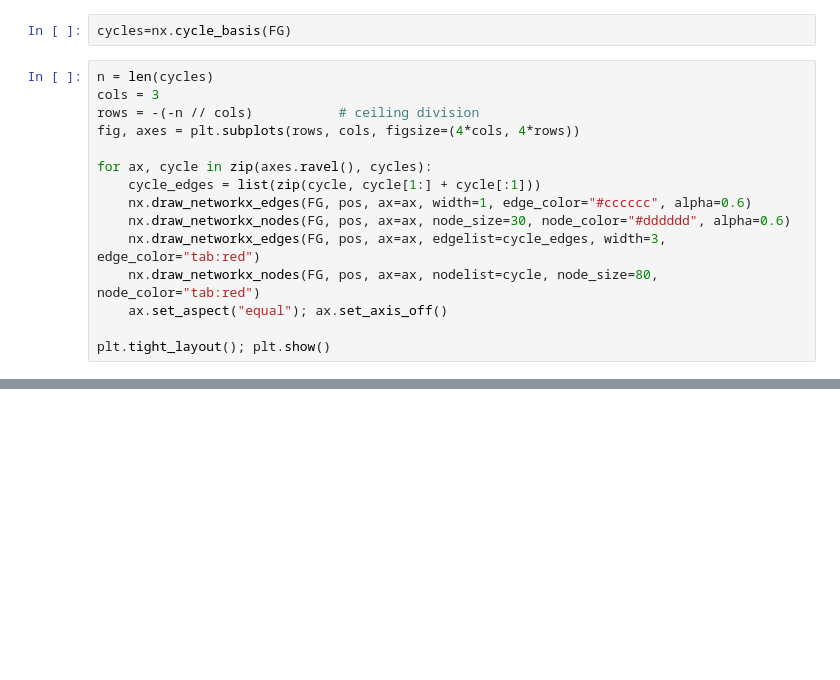
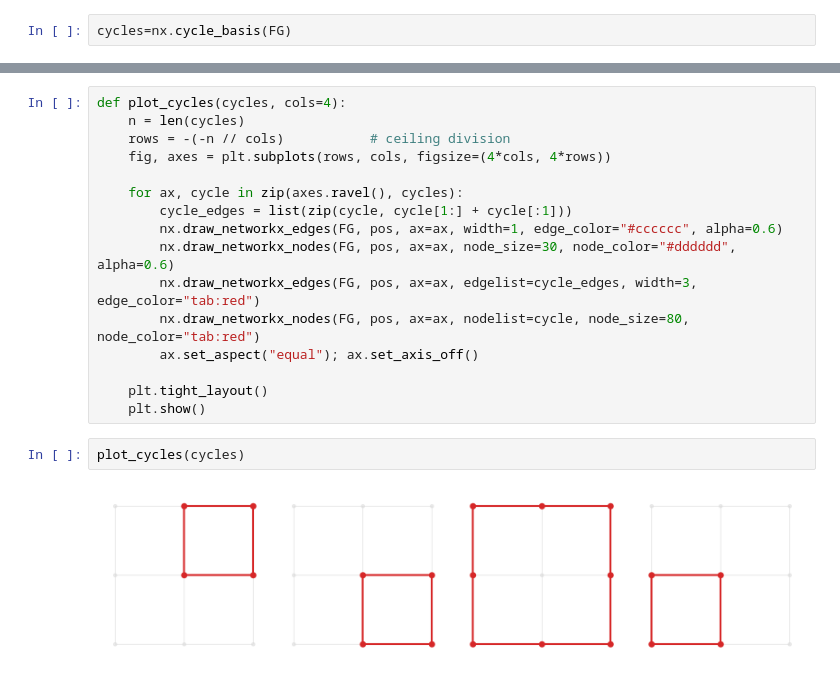
Before and after one commit to rsnemmen/perimeter-product, a Jupyter notebook: algorithm.ipynb, the cells around one changed output, grey strips where cells are left out. Drawn from its saved outputs; the diff is of its cells as text; blank space fills up the shorter version.

```diff
--- a/algorithm.ipynb
+++ b/algorithm.ipynb
@@ -288,17 +403,2 @@ len(FG.edges())
 # %%
 cycles=nx.cycle_basis(FG)
-# %%
-n = len(cycles)
-cols = 3
-rows = -(-n // cols)           # ceiling division
-fig, axes = plt.subplots(rows, cols, figsize=(4*cols, 4*rows))
-
-for ax, cycle in zip(axes.ravel(), cycles):
-    cycle_edges = list(zip(cycle, cycle[1:] + cycle[:1]))
-    nx.draw_networkx_edges(FG, pos, ax=ax, width=1, edge_color="#cccccc", alpha=0.6)
-    nx.draw_networkx_nodes(FG, pos, ax=ax, node_size=30, node_color="#dddddd", alpha=0.6)
-    nx.draw_networkx_edges(FG, pos, ax=ax, edgelist=cycle_edges, width=3, edge_color="tab:red")
-    nx.draw_networkx_nodes(FG, pos, ax=ax, nodelist=cycle, node_size=80, node_color="tab:red")
-    ax.set_aspect("equal"); ax.set_axis_off()
-
-plt.tight_layout(); plt.show()
@@ -306,0 +419,20 @@ plt.tight_layout(); plt.show()
+# %%
+def plot_cycles(cycles, cols=4):
+    n = len(cycles)
+    rows = -(-n // cols)           # ceiling division
+    fig, axes = plt.subplots(rows, cols, figsize=(4*cols, 4*rows))
+
+    for ax, cycle in zip(axes.ravel(), cycles):
+        cycle_edges = list(zip(cycle, cycle[1:] + cycle[:1]))
+        nx.draw_networkx_edges(FG, pos, ax=ax, width=1, edge_color="#cccccc", alpha=0.6)
+        nx.draw_networkx_nodes(FG, pos, ax=ax, node_size=30, node_color="#dddddd", alpha=0.6)
+        nx.draw_networkx_edges(FG, pos, ax=ax, edgelist=cycle_edges, width=3, edge_color="tab:red")
+        nx.draw_networkx_nodes(FG, pos, ax=ax, nodelist=cycle, node_size=80, node_color="tab:red")
+        ax.set_aspect("equal"); ax.set_axis_off()
+
+    plt.tight_layout()
+    plt.show()
+# %%
+plot_cycles(cycles)
+# %% [output]
+[figure, added]
```
Also changed, not shown: parts of 19 cells of this notebook.
